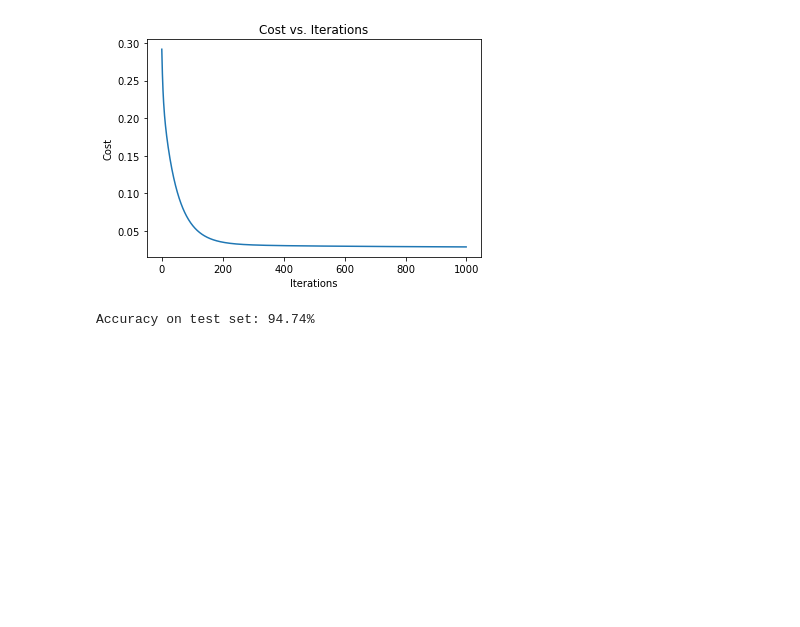
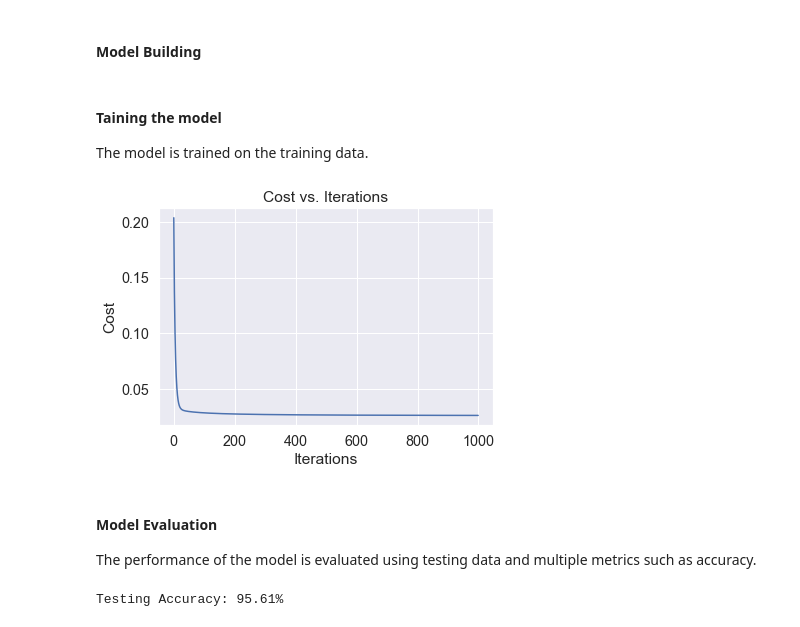
Before and after one commit to kashifliaqat/Data_Science_and_Machine-Learning, a Jupyter notebook: Supervised_Learning/2_Gradient Descent/Gradient_Descent.ipynb, the cells around one changed output. Cells and saved outputs as stored; diff of their text form; code cells hidden in the pictures; blank space fills up the shorter version.

```diff
--- a/Supervised_Learning/2_Gradient Descent/Gradient_Descent.ipynb
+++ b/Supervised_Learning/2_Gradient Descent/Gradient_Descent.ipynb
@@ -39,0 +37,2 @@ def gradient_descent(X, y, w, learning_rate, epochs):
+# %% [markdown]
+#### Model Building
@@ -40,24 +115,30 @@ def gradient_descent(X, y, w, learning_rate, epochs):
+# %% [markdown]
+#### Taining the model
+The model is trained on the training data.
 # %%
 # Initialize the parameters and hyperparameters
 w = np.zeros(X_norm.shape[1])
-learning_rate = 0.01
+learning_rate = 0.1
 epochs = 1000
 
 # Run gradient descent on the training set
 w, loss_history = gradient_descent(X_train, y_train, w, learning_rate, epochs)
 
 # Plot the cost function over iterations
 plt.plot(range(epochs), loss_history)
 plt.xlabel('Iterations')
 plt.ylabel('Cost')
 plt.title('Cost vs. Iterations')
 plt.show()
 # %% [output]
-[figure, old version]
+[figure, new version]
+# %% [markdown]
+#### Model Evaluation
+The performance of the model is evaluated using testing data and multiple metrics such as accuracy.
 # %%
 # Evaluate the model on the test set
-y_pred = np.round(X_test @ w)
-accuracy = np.mean(y_pred == y_test)
-print('Accuracy on test set: {:.2f}%'.format(accuracy*100))
+y_pred = predict(X_test, w)
+accuracy = accuracy_score(y_test, y_pred)
+print('Testing Accuracy: {:.2f}%'.format(accuracy*100))
 # %% [output]
-Accuracy on test set: 94.74%
+Testing Accuracy: 95.61%
```
Also changed, not shown: parts of 11 cells of this notebook.
